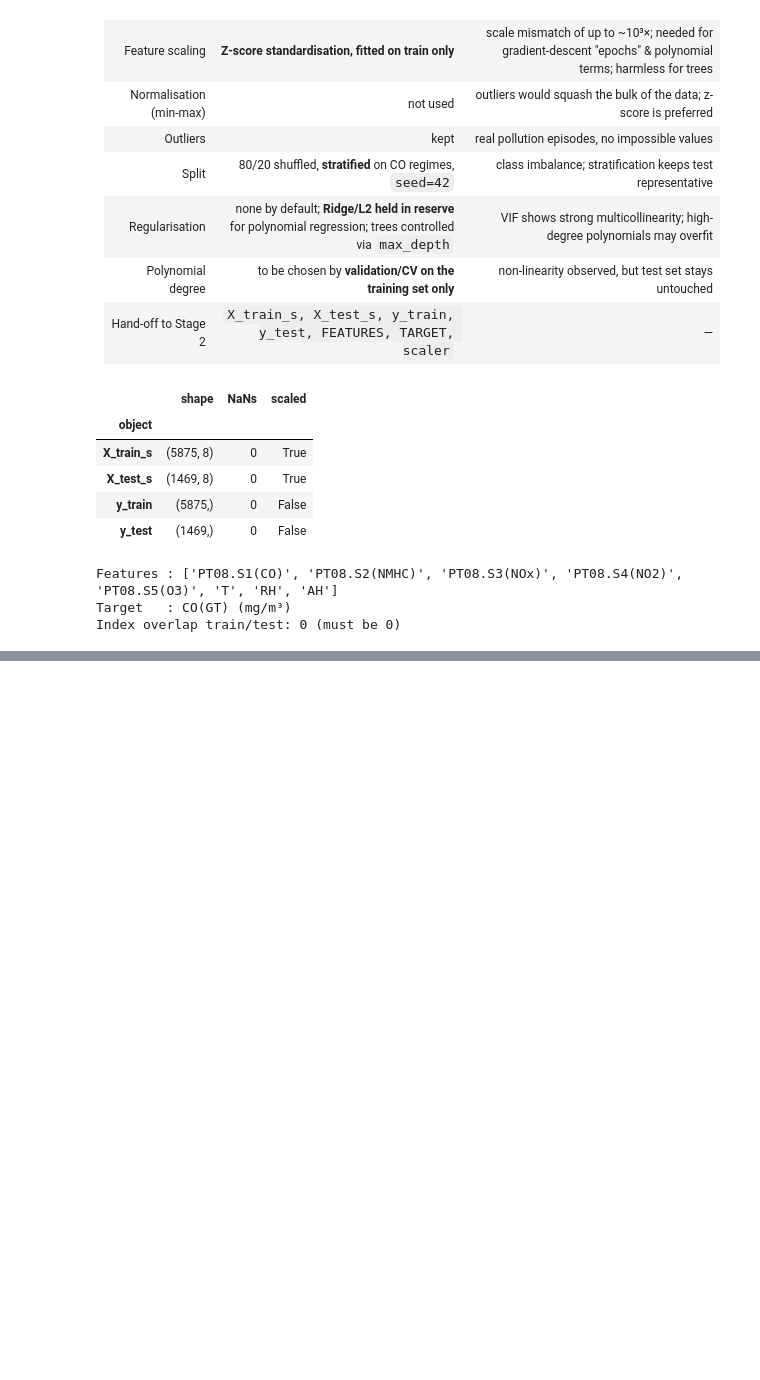
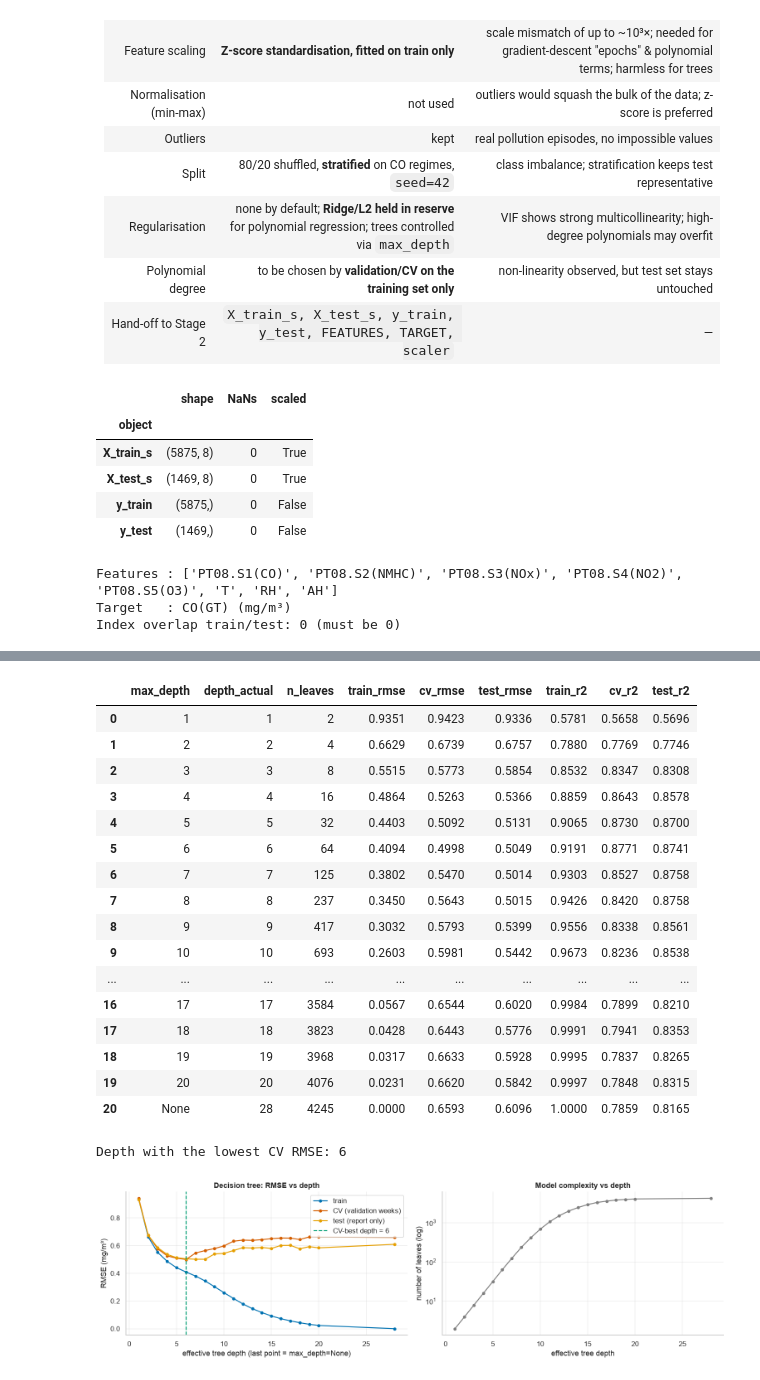
Before and after one commit to faheemgurkani/uci-air-quality-sensor-regression, a Jupyter notebook: src/notebooks/air_quality_regression.ipynb, the cells around one changed output, grey strips where cells are left out. Cells and saved outputs as stored; diff of their text form; code cells hidden in the pictures; blank space fills up the shorter version.

```diff
--- a/src/notebooks/air_quality_regression.ipynb
+++ b/src/notebooks/air_quality_regression.ipynb
@@ -666,0 +1135,15 @@ Index overlap train/test: 0 (must be 0)
+# %%
+# scale-invariance check: same tree on raw vs standardised features gives identical predictions
+t_raw = DecisionTreeRegressor(max_depth=5, random_state=SEED).fit(X_train, y_train)
+t_std = DecisionTreeRegressor(max_depth=5, random_state=SEED).fit(X_train_s, y_train)
+assert np.allclose(t_raw.predict(X_test), t_std.predict(X_test_s)); print("Tree predictions identical on raw and standardised features ✔\n")
+
+REQ_DEPTHS = [3, 5, 10, None]
+tree_names = {}
+for d in REQ_DEPTHS:
+    nm = f"Tree | max_depth={d}"; tree_names[d] = nm
+    m, t = timed_fit(DecisionTreeRegressor(max_depth=d, random_state=SEED), X_train_s, y_train)
+    evaluate(nm, m, "Decision Tree", f"max_depth={d}", t, complexity=m.get_n_leaves())
+    RESULTS[nm].update({"depth_actual": m.get_depth(), "n_leaves": m.get_n_leaves(), **dict(cv_eval(DecisionTreeRegressor(max_depth=d, random_state=SEED)))})
+req = pd.DataFrame(RESULTS).T.loc[list(tree_names.values()), ["depth_actual", "n_leaves"] + cols + ["cv_rmse", "cv_rmse_sd", "cv_r2"]]
+display(req)
@@ -666,0 +1168,42 @@ Index overlap train/test: 0 (must be 0)
+# %%
+DEPTH_GRID = list(range(1, 21)) + [None]
+rows = []
+for d in DEPTH_GRID:
+    m = DecisionTreeRegressor(max_depth=d, random_state=SEED).fit(X_train_s, y_train)
+    r = {"max_depth": "None" if d is None else d, "depth_actual": m.get_depth(), "n_leaves": m.get_n_leaves()}
+    for split, X_, y_ in (("train", X_train_s, y_train), ("test", X_test_s, y_test)):
+        r.update({f"{split}_{k}": v for k, v in regression_metrics(y_, m.predict(X_)).items()})
+    r.update(dict(cv_eval(DecisionTreeRegressor(max_depth=d, random_state=SEED))))
+    rows.append(r)
+TREE_SWEEP = pd.DataFrame(rows)
+display(TREE_SWEEP[["max_depth", "depth_actual", "n_leaves", "train_rmse", "cv_rmse", "test_rmse", "train_r2", "cv_r2", "test_r2"]].style.format(precision=4)
+        .highlight_min(subset=["cv_rmse"], color="#cfe8cf"))
+d_best_cv = TREE_SWEEP.loc[TREE_SWEEP["cv_rmse"].idxmin(), "depth_actual"]
+print("Depth with the lowest CV RMSE:", d_best_cv)
+
+fig, ax = plt.subplots(1, 2, figsize=(14, 4.2)); x = TREE_SWEEP["depth_actual"]
+ax[0].plot(x, TREE_SWEEP["train_rmse"], color=BLUE, marker="o", ms=4, label="train"); ax[0].plot(x, TREE_SWEEP["cv_rmse"], color=RED, marker="o", ms=4, label="CV (validation weeks)")
+ax[0].plot(x, TREE_SWEEP["test_rmse"], color=ORANGE, marker="o", ms=4, label="test (report only)"); ax[0].axvline(d_best_cv, color=GREEN, ls="--", label=f"CV-best depth = {d_best_cv}")
+ax[0].set_xlabel("effective tree depth (last point = max_depth=None)"); ax[0].set_ylabel("RMSE (mg/m³)"); ax[0].set_title("Decision tree: RMSE vs depth"); ax[0].legend()
+ax[1].plot(x, TREE_SWEEP["n_leaves"], color=GREY, marker="o", ms=4); ax[1].set_yscale("log"); ax[1].set_xlabel("effective tree depth"); ax[1].set_ylabel("number of leaves (log)")
+ax[1].set_title("Model complexity vs depth"); plt.tight_layout(); plt.show()
+# %% [output]
+|  | max_depth | depth_actual | n_leaves | train_rmse | cv_rmse | test_rmse | train_r2 | cv_r2 | test_r2 |
+| 0 | 1 | 1 | 2 | 0.9351 | 0.9423 | 0.9336 | 0.5781 | 0.5658 | 0.5696 |
+| 1 | 2 | 2 | 4 | 0.6629 | 0.6739 | 0.6757 | 0.7880 | 0.7769 | 0.7746 |
+| 2 | 3 | 3 | 8 | 0.5515 | 0.5773 | 0.5854 | 0.8532 | 0.8347 | 0.8308 |
+| 3 | 4 | 4 | 16 | 0.4864 | 0.5263 | 0.5366 | 0.8859 | 0.8643 | 0.8578 |
+| 4 | 5 | 5 | 32 | 0.4403 | 0.5092 | 0.5131 | 0.9065 | 0.8730 | 0.8700 |
+| 5 | 6 | 6 | 64 | 0.4094 | 0.4998 | 0.5049 | 0.9191 | 0.8771 | 0.8741 |
+| 6 | 7 | 7 | 125 | 0.3802 | 0.5470 | 0.5014 | 0.9303 | 0.8527 | 0.8758 |
+| 7 | 8 | 8 | 237 | 0.3450 | 0.5643 | 0.5015 | 0.9426 | 0.8420 | 0.8758 |
+| 8 | 9 | 9 | 417 | 0.3032 | 0.5793 | 0.5399 | 0.9556 | 0.8338 | 0.8561 |
+| 9 | 10 | 10 | 693 | 0.2603 | 0.5981 | 0.5442 | 0.9673 | 0.8236 | 0.8538 |
+| ... | ... | ... | ... | ... | ... | ... | ... | ... | ... |
+| 16 | 17 | 17 | 3584 | 0.0567 | 0.6544 | 0.6020 | 0.9984 | 0.7899 | 0.8210 |
+| 17 | 18 | 18 | 3823 | 0.0428 | 0.6443 | 0.5776 | 0.9991 | 0.7941 | 0.8353 |
+| 18 | 19 | 19 | 3968 | 0.0317 | 0.6633 | 0.5928 | 0.9995 | 0.7837 | 0.8265 |
+| 19 | 20 | 20 | 4076 | 0.0231 | 0.6620 | 0.5842 | 0.9997 | 0.7848 | 0.8315 |
+| 20 | None | 28 | 4245 | 0.0000 | 0.6593 | 0.6096 | 1.0000 | 0.7859 | 0.8165 |
+Depth with the lowest CV RMSE: 6
+[figure, added]
```
Also changed, not shown: parts of 56 cells of this notebook, 2 other files.
